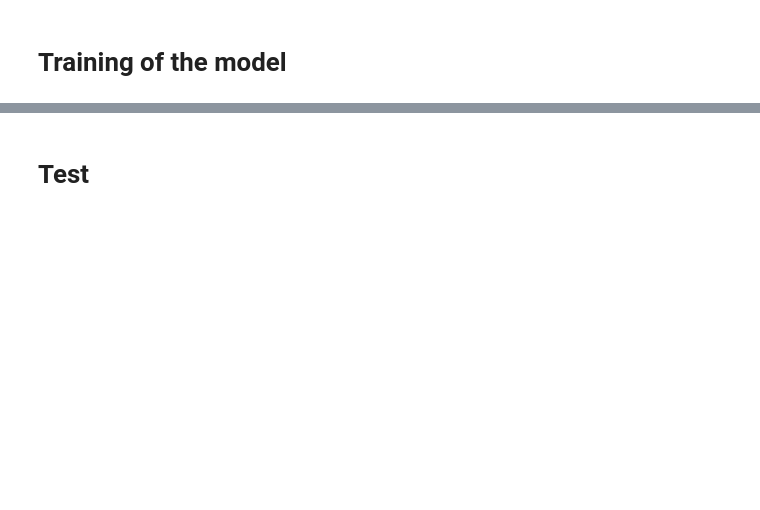
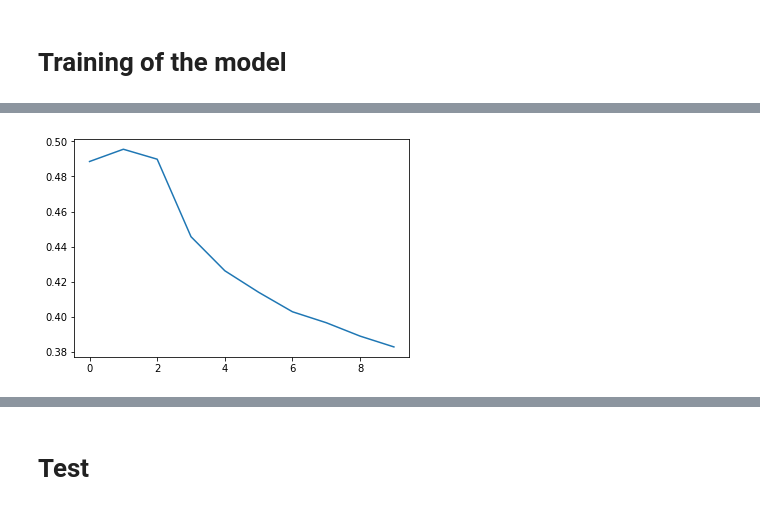
Before and after one commit to maxencemayrand/beat-tracking, a Jupyter notebook: model.ipynb, the cells around one changed output, grey strips where cells are left out. Cells and saved outputs as stored; diff of their text form; code cells hidden in the pictures; blank space fills up the shorter version.

Commit message:
pre-trained model

```diff
--- a/model.ipynb
+++ b/model.ipynb
@@ -24,20 +26,15 @@ class BeatTracker(nn.Module):
                         hidden_size,
                         num_layers,
                         bidirectional=True,
-                        #dropout=0.5,
+                        dropout=0.5,
                         batch_first=True)
         self.hid_to_beat = nn.Linear(2 * hidden_size, 2)
-        self.hidden = None #self.init_hidden()
+        self.hidden = None
 
         self.loss_function = nn.NLLLoss()
 
         self.lr = 0.001
         self.optimizer = optim.Adam(self.parameters(), lr=self.lr)
-
-    def init_hidden(self):
-        h0 = torch.zeros(2 * self.num_layers, 1, self.hidden_size, device=device)
-        c0 = torch.zeros(2 * self.num_layers, 1, self.hidden_size, device=device)
-        return h0, c0
 
     def forward(self, spec):
         x = self.lstm(spec)[0]
@@ -82,7 +79,7 @@ class BeatTracker(nn.Module):
             print(f'| Epoch: {e + 1:{len(str(epochs))}} | ', end='')
             print(f'Loss: {np.mean(loss_hist[e]):7.4f} | ', end='')
             print(f'Accuracy: {np.mean(accu_hist[e]):5.4f} | ', end='')
-            print(f'{t / len(dataloader):.2f} s/b | eta: {eta} |')
+            print(f'{t / len(dataloader):.2f} s/b | Eta: {eta} |')
         return loss_hist, accu_hist
 
     def predict(self, specs, onsets):
@@ -111,10 +108,18 @@ class BeatTracker(nn.Module):
         return tn, fp, fn, tp
 
     def evaluate_from_dataset(self, dataset):
-        dataloader = DataLoader(trainset, batch_size=len(trainset))
-        it = iter(dataloader)
-        specs, onsets, isbeat = it.next()
-        return self.evaluate(specs, onsets, isbeat)
+        dataloader = DataLoader(dataset, batch_size=1)
+        ttn = 0
+        tfp = 0
+        tfn = 0
+        ttp = 0
+        for specs, onsets, isbeat in dataloader:
+            tn, fp, fn, tp = self.evaluate(specs, onsets, isbeat)
+            ttn += tn
+            tfp += fp
+            tfn += fn
+            ttp += tp
+        return ttn, tfp, tfn, ttp
 
     def freeze(self):
         for p in self.parameters():
@@ -129,10 +134,12 @@ class ToTensor(object):
     def __call__(self, sample):
         spec_np, onsets_np, isbeat_np = sample
 
-        spec = torch.tensor(spec_np.T)
+        # Normalize to [-1, 1]
+        spec_np = 2 * (spec_np - spec_np.min()) / (spec_np.max() - spec_np.min()) - 1
+        spec = torch.tensor(spec_np.T, dtype=torch.float, device=device)
 
-        onsets = torch.zeros(spec.shape[0], dtype=torch.long)
-        isbeat = torch.zeros(spec.shape[0], dtype=torch.long)
+        onsets = torch.zeros(spec.shape[0], dtype=torch.long, device=device)
+        isbeat = torch.zeros(spec.shape[0], dtype=torch.long, device=device)
 
         onsets[onsets_np] = 1
         isbeat[onsets_np[isbeat_np == 1]] = 1
@@ -175,5 +205,5 @@ print_params(model)
 # %%
-dataset = GTZAN(932, 'country', 20, ToTensor())
+dataset = GTZAN(transform=ToTensor())
 
 train_size = int(0.8 * len(dataset))
 valid_size = len(dataset) - train_size
@@ -186,2 +237,2 @@ confusion(*model.evaluate_from_dataset(validset))
 # %%
-lost_hist, accu_hist = model.fit(trainset, batch_size=3, epochs=3)
+lost_hist, accu_hist = model.fit(trainset, batch_size=3, epochs=10)
@@ -188,2 +250,6 @@ lost_hist, accu_hist = model.fit(trainset, batch_size=3, epochs=3)
+# %%
+plt.plot(np.mean(lost_hist, axis=1));
+# %% [output]
+[figure, added]
 # %%
 confusion(*model.evaluate_from_dataset(validset))
```
Also changed, not shown: parts of 10 cells of this notebook, 1 other file.
